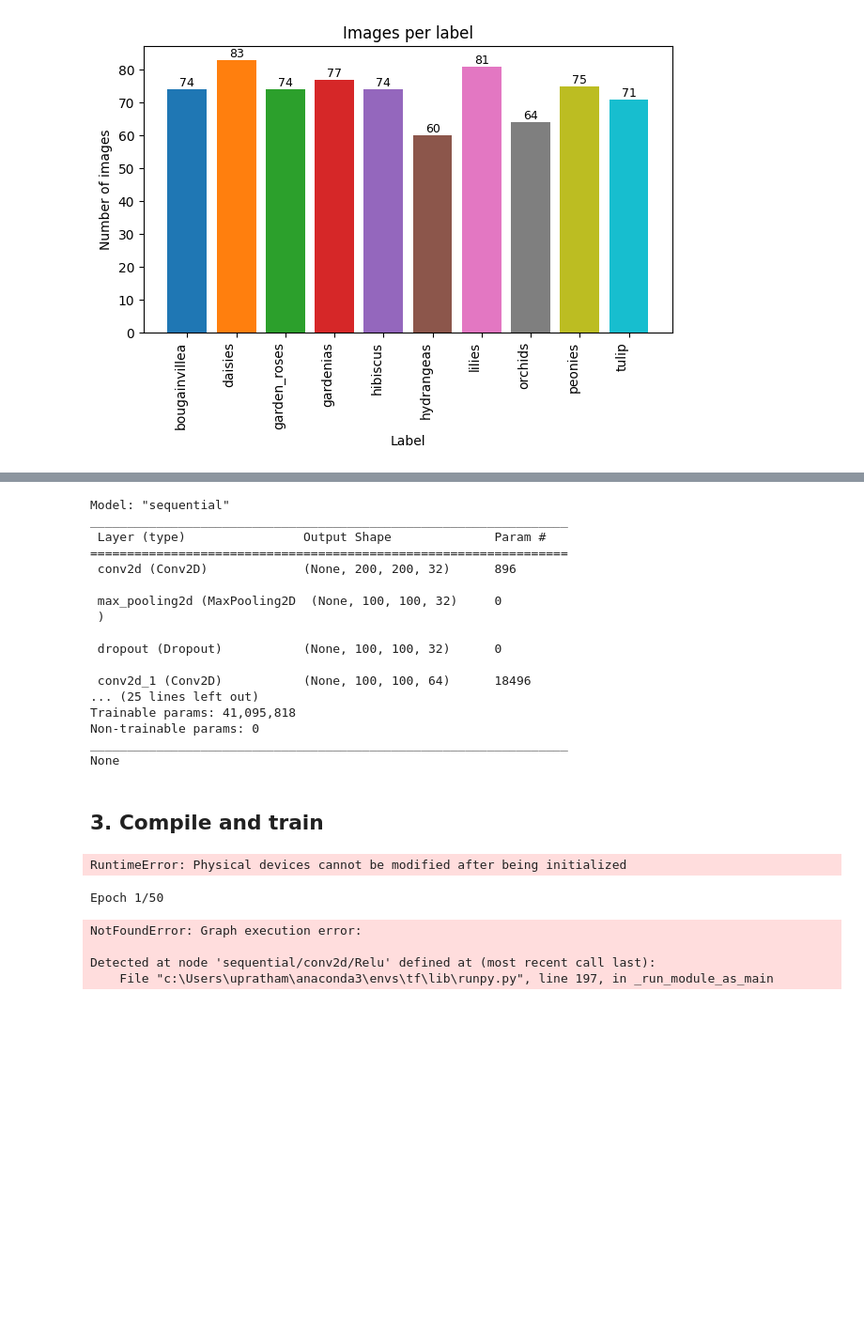
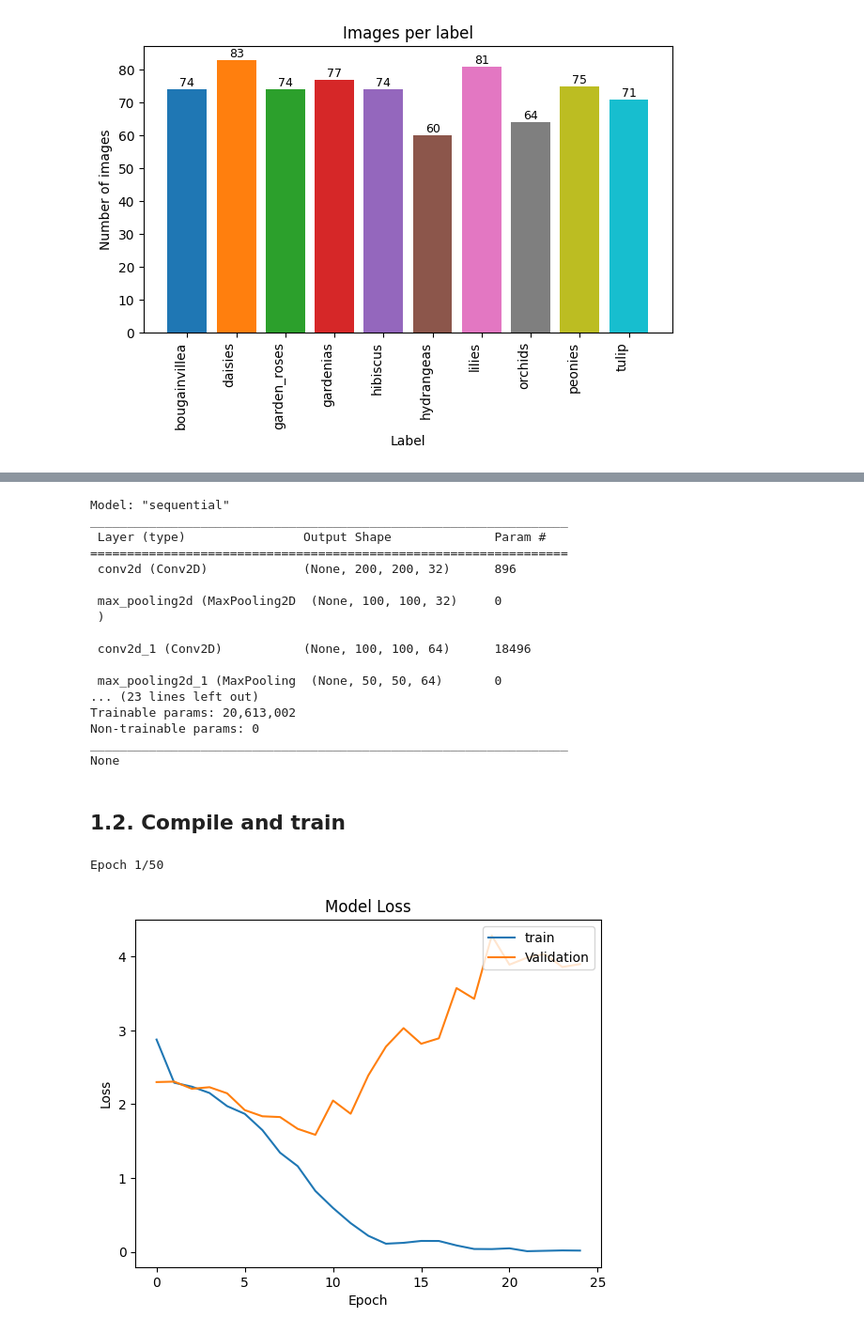
Before and after one commit to upratham/DL-CNN, a Jupyter notebook: src/eval.ipynb, the cells around one changed output, grey strips where cells are left out. Shown at 94% size. Cells and saved outputs as stored; diff of their text form; code cells hidden in the pictures; blank space fills up the shorter version.

```diff
--- a/src/eval.ipynb
+++ b/src/eval.ipynb
@@ -10,8 +10,9 @@ img_size=(200,200)
 path=r'D:\MSML\SEM 1\ML\ML Projects\Project 3\DL-CNN\data\flowers'
 label_names = ["bougainvillea","daisies","garden_roses","gardenias","hibiscus","hydrangeas","lilies","orchids","peonies","tulip"]
 Images,labels,label_idx=data_preprocess.preprocess(img_size=img_size,data_dir=path,label_names=label_names)
-Images=np.array(Images)
-label_idx=np.array(label_idx)
+Images = np.array(Images, dtype=np.float32)
+label_idx = np.array(label_idx, dtype=np.int32)
+labels = np.array(labels, dtype=object)
 print('img shape:',Images.shape)
 print('label idx shape:',label_idx.shape)
 print('label length:',len(labels))
@@ -52,5 +48,11 @@ plt.show()
+# %%
+
+droup_outsize=0.30;n_classes=10
+test_size=0.2
+batch_size=32 # reduced batch size due to memory exhuast issue
+n_epochs=50 #early stopping already there
 # %%
-cnn=models.build_cnn(droup_outsize=0.15,n_classes=10)
+cnn=models.build_cnn(droup_outsize=droup_outsize,n_classes=n_classes)
 # %% [output]
 Model: "sequential"
 _________________________________________________________________
@@ -61,33 +63,27 @@ _________________________________________________________________
  max_pooling2d (MaxPooling2D  (None, 100, 100, 32)     0
  )
 
- dropout (Dropout)           (None, 100, 100, 32)      0
+ conv2d_1 (Conv2D)           (None, 100, 100, 64)      18496
 
- conv2d_1 (Conv2D)           (None, 100, 100, 64)      18496
-... (25 lines left out)
-Trainable params: 41,095,818
+ max_pooling2d_1 (MaxPooling  (None, 50, 50, 64)       0
+... (23 lines left out)
+Trainable params: 20,613,002
 Non-trainable params: 0
 _________________________________________________________________
 None
 # %% [markdown]
-## **3. Compile and train**
+## **1.2. Compile and train**
-# %%
-import tensorflow as tf
-gpus = tf.config.list_physical_devices("GPU")
-if gpus:
-    for gpu in gpus:
-        tf.config.experimental.set_memory_growth(gpu, True)
-# %% [output]
-RuntimeError: Physical devices cannot be modified after being initialized
 # %%
-
-test_size=0.2
-batch_size=64
-n_epochs=50
 X_test,y_test,model,history=train.train(Images,label_idx,cnn,n_epochs,batch_size)
 # %% [output]
 Epoch 1/50
-NotFoundError: Graph execution error:
-
-Detected at node 'sequential/conv2d/Relu' defined at (most recent call last):
-    File "c:\Users\upratham\anaconda3\envs\tf\lib\runpy.py", line 197, in _run_module_as_main
+# %%
+plt.plot(history.history['loss'])
+plt.plot(history.history['val_loss'])
+plt.title('Model Loss')
+plt.ylabel('Loss')
+plt.xlabel('Epoch')
+plt.legend(['train', 'Validation'], loc='upper right')
+plt.show()
+# %% [output]
+[figure, added]
```
Also changed, not shown: parts of 7 cells of this notebook, 3 other files.
